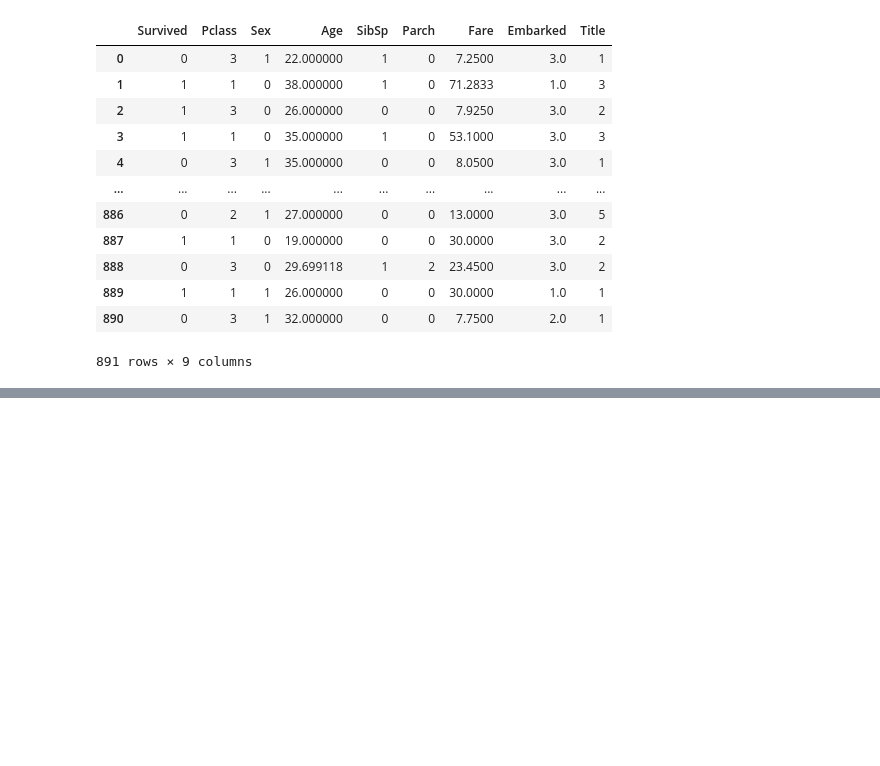
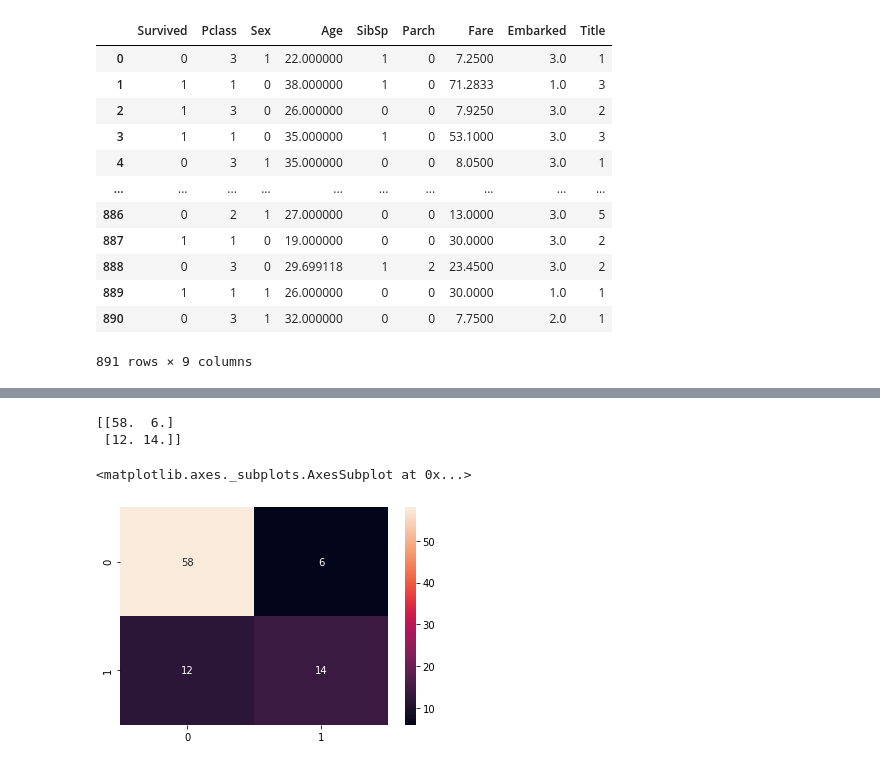
Before and after one commit to RifatM97/ML-group-project, a Jupyter notebook: TITANIC.ipynb, the cells around one changed output, grey strips where cells are left out. Drawn from its saved outputs; the diff is of its cells as text; code cells hidden in the pictures; blank space fills up the shorter version.

```diff
--- a/TITANIC.ipynb
+++ b/TITANIC.ipynb
@@ -478,0 +599,20 @@ print(accuracy_score(y_test, KNN_classifier(x_train, y_train, x_test)))
+# %%
+### confusion matrix evaluation
+
+def confusion_matrix(Y_predict, Y) :
+    #Y = Y.to_numpy()
+    K = len(np.unique(Y))
+    cm = np.zeros((K,K))
+    for i in range(len(Y)):
+        cm[Y[i]][Y_predict[i]] += 1
+    return cm
+# %%
+### KNN confusion matrix evaluation for training
+
+print(confusion_matrix(y_predict, Y_test))
+sns.heatmap(confusion_matrix(y_predict, Y_test), annot=True)
+# %% [output]
+[[58.  6.]
+ [12. 14.]]
+<matplotlib.axes._subplots.AxesSubplot at 0x...>
+[figure, added]
```
Also changed, not shown: parts of 27 cells of this notebook.
